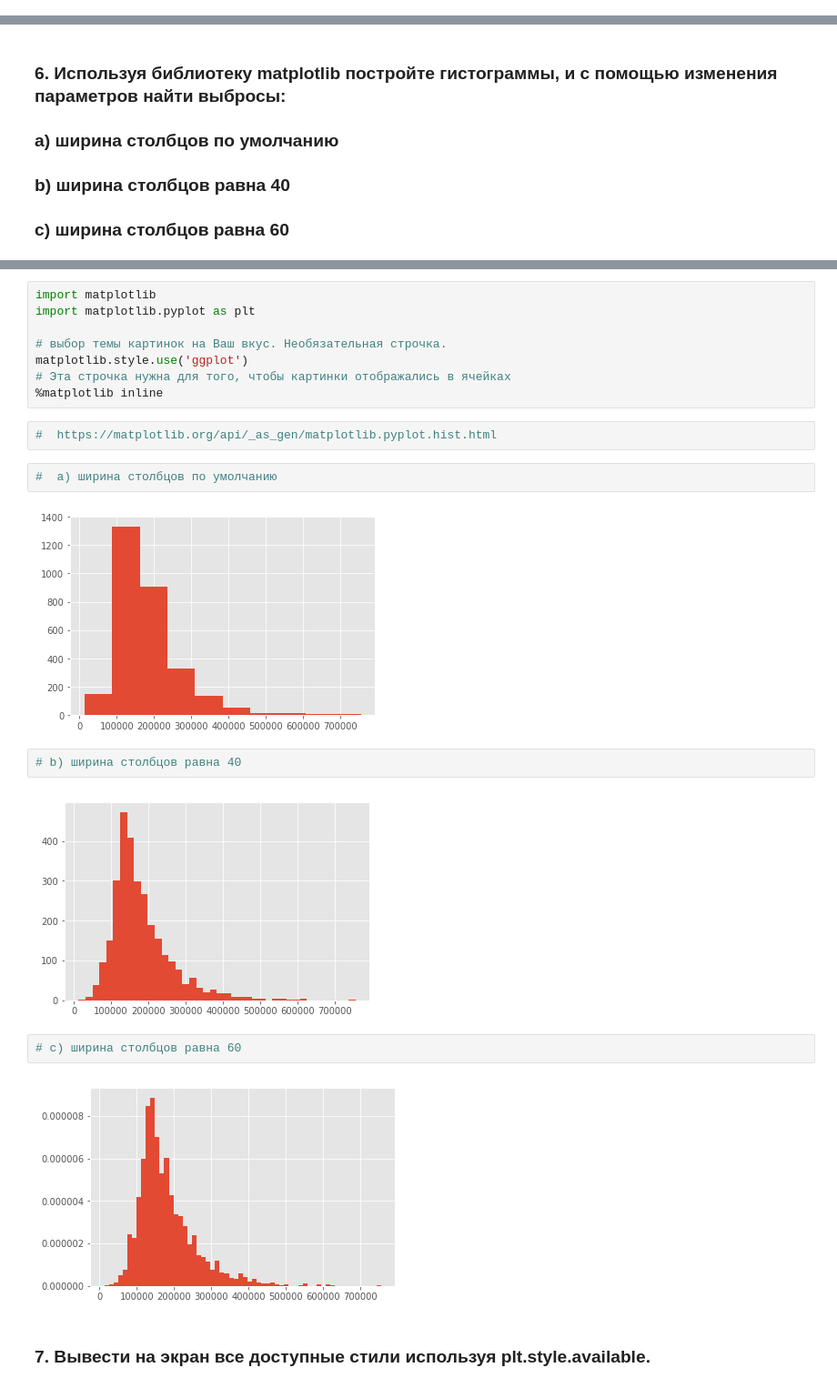
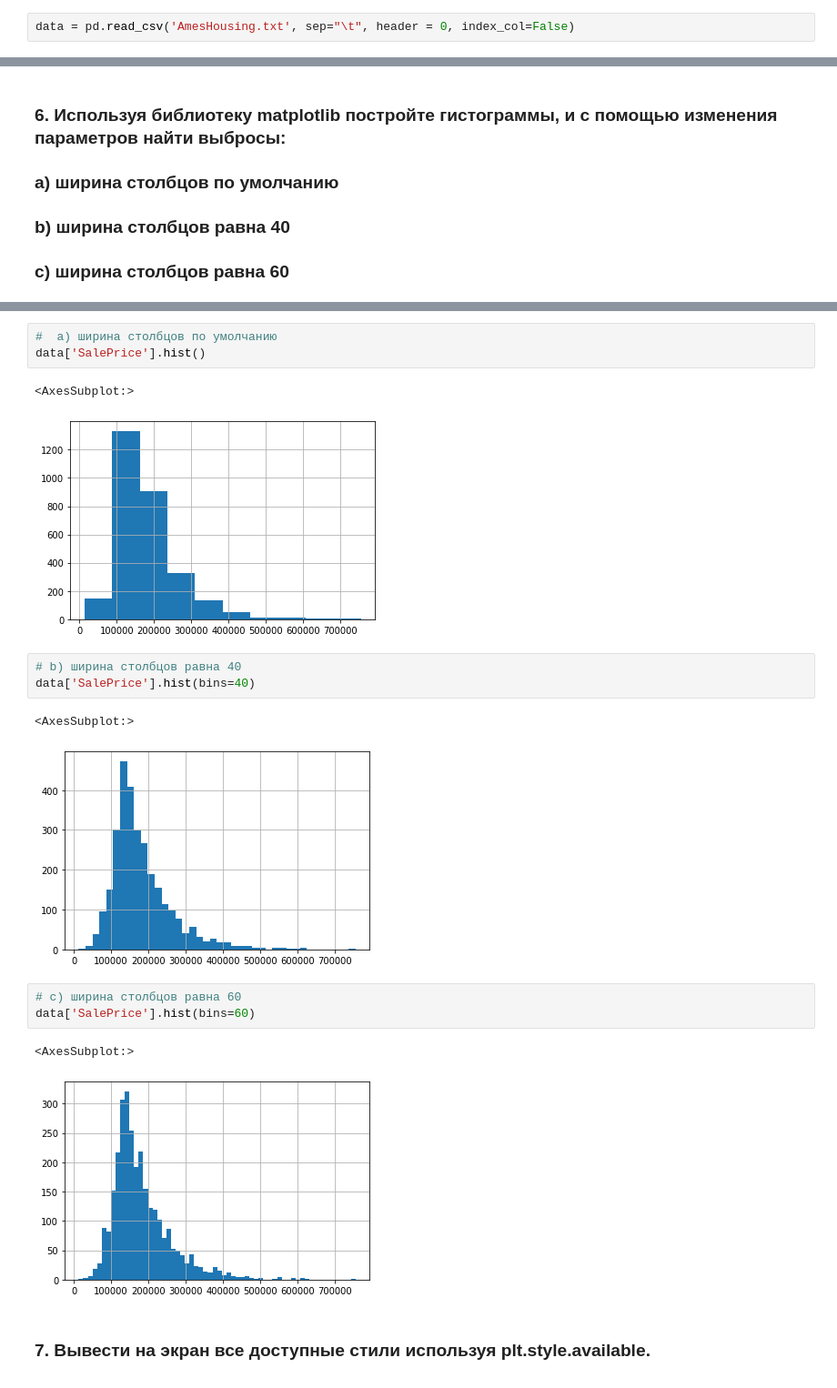
Before and after one commit to GeorgiyDemo/FA, a Jupyter notebook: Course_III/ML/task0/Seminar_1_2_2022.ipynb, the cells around one changed output, grey strips where cells are left out. Shown: that part at 91% size. Drawn from its saved outputs; the diff is of its cells as text.

```diff
--- a/Course_III/ML/task0/Seminar_1_2_2022.ipynb
+++ b/Course_III/ML/task0/Seminar_1_2_2022.ipynb
@@ -25,3 +14,5 @@ AH = pd.read_csv('AmesHousing.txt', sep="\t", header = 0, index_col=False)
+# %%
+data = pd.read_csv('AmesHousing.txt', sep="\t", header = 0, index_col=False)
 # %% [markdown]
 ### 2. Выведите на экран строку заголовков и 5 первых строк таблицы.
 # %%
@@ -102,25 +71,21 @@ TypeError: bar() missing 1 required positional argument: 'height'
-# %%
-import matplotlib
-import matplotlib.pyplot as plt
-
-# выбор темы картинок на Ваш вкус. Необязательная строчка.
-matplotlib.style.use('ggplot')
-# Эта строчка нужна для того, чтобы картинки отображались в ячейках
-%matplotlib inline
-# %%
-#  https://matplotlib.org/api/_as_gen/matplotlib.pyplot.hist.html
 # %%
 #  а) ширина столбцов по умолчанию
+data['SalePrice'].hist()
 # %% [output]
+<AxesSubplot:>
-[figure, old version]
+[figure, new version]
 # %%
 # b) ширина столбцов равна 40
+data['SalePrice'].hist(bins=40)
 # %% [output]
+<AxesSubplot:>
-[figure, old version]
+[figure, new version]
 # %%
 # с) ширина столбцов равна 60
+data['SalePrice'].hist(bins=60)
 # %% [output]
+<AxesSubplot:>
-[figure, old version]
+[figure, new version]
 # %% [markdown]
 ### 7. Вывести на экран все доступные стили используя plt.style.available.
 # %%
```
Also changed, not shown: parts of 33 cells of this notebook, 1 other file.
